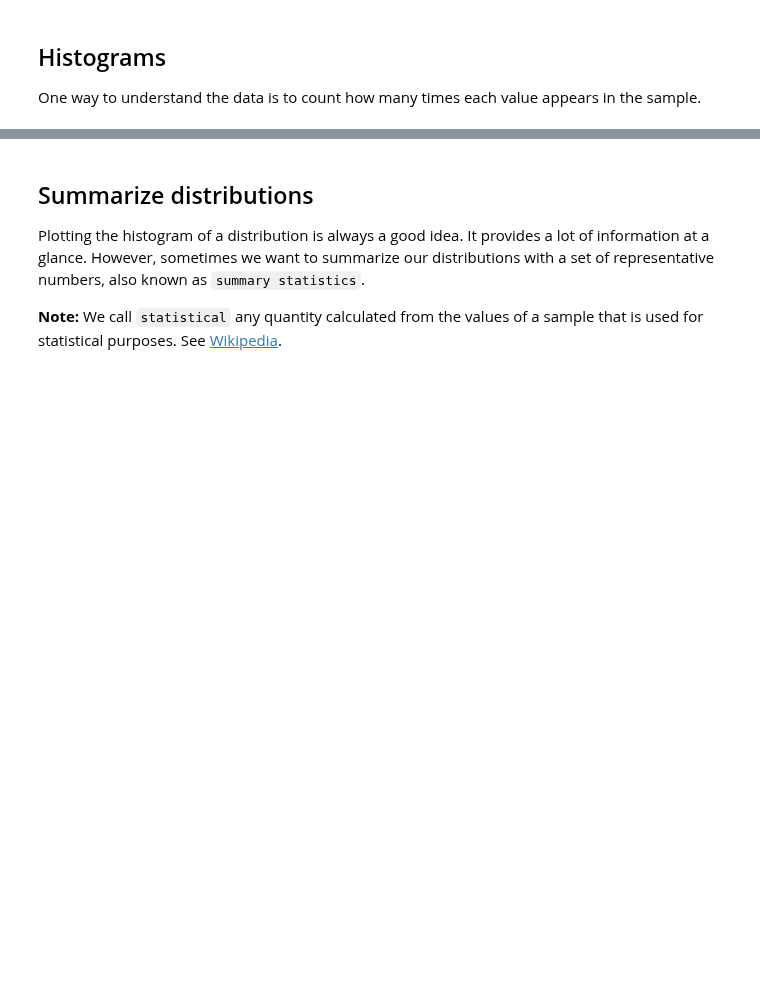
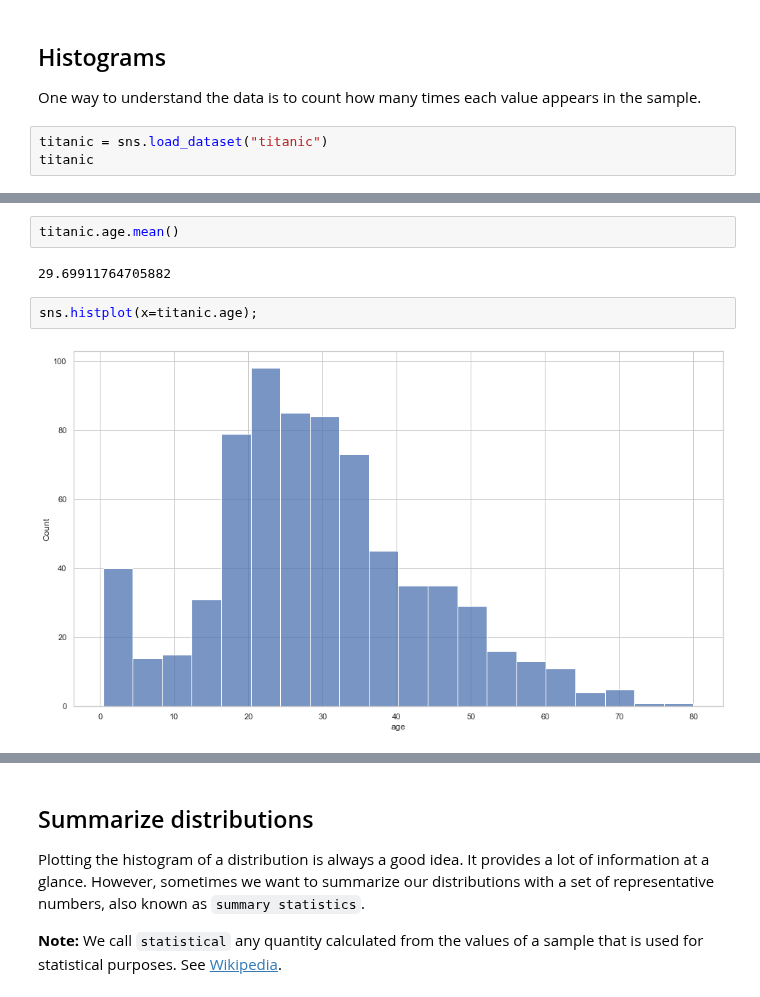
Before and after one commit to Ironhack-data-bcn-oct-2023/lectures, a Jupyter notebook: week-5/02 - Intro to statistics.ipynb, the cells around one changed output, grey strips where cells are left out. Saved outputs shown, nothing was run; the diff lists cells and outputs as text; blank space fills up the shorter version.

```diff
--- a/week-5/02 - Intro to statistics.ipynb
+++ b/week-5/02 - Intro to statistics.ipynb
@@ -30,3 +44,6 @@ from scipy.stats import trim_mean, mode, skew, gaussian_kde, pearsonr, spearmanr
 ## Histograms
 
 One way to understand the data is to count how many times each value appears in the sample.
+# %%
+titanic = sns.load_dataset("titanic")
+titanic
@@ -32,0 +64,8 @@ One way to understand the data is to count how many times each value appears in
+# %%
+titanic.age.mean()
+# %% [output]
+29.69911764705882
+# %%
+sns.histplot(x=titanic.age);
+# %% [output]
+[figure, added]
```
Also changed, not shown: parts of 73 cells of this notebook.
